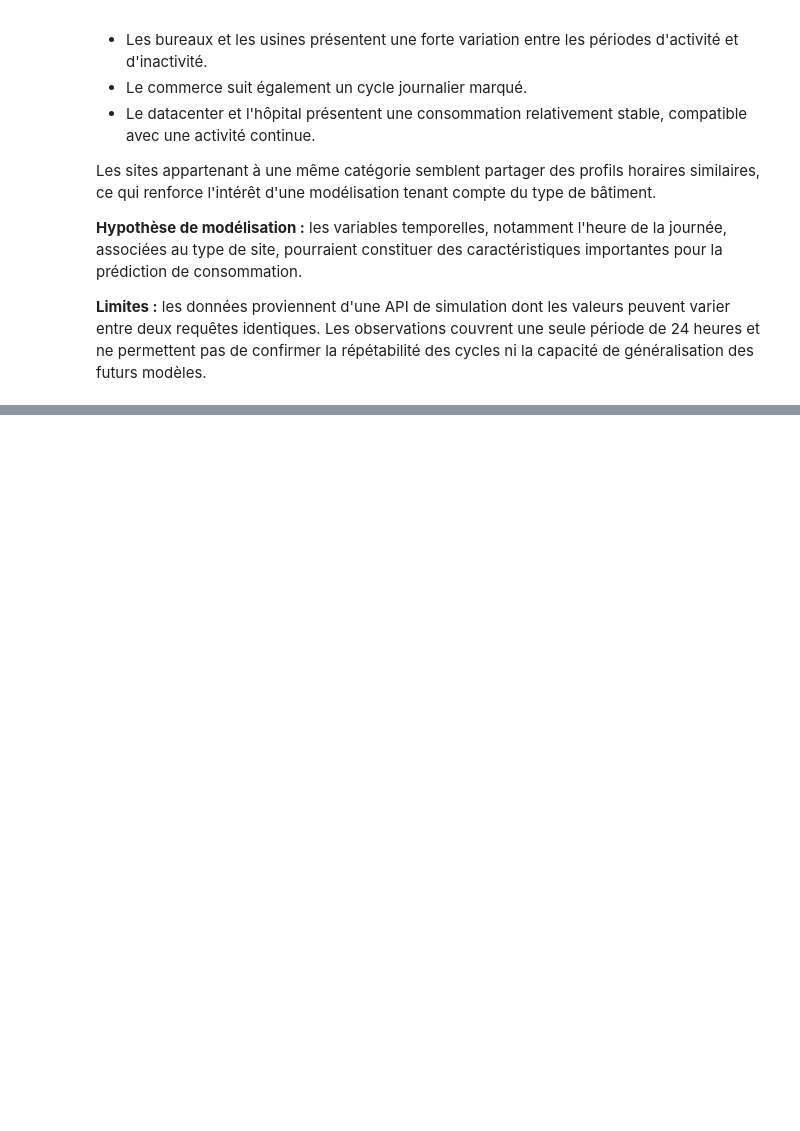
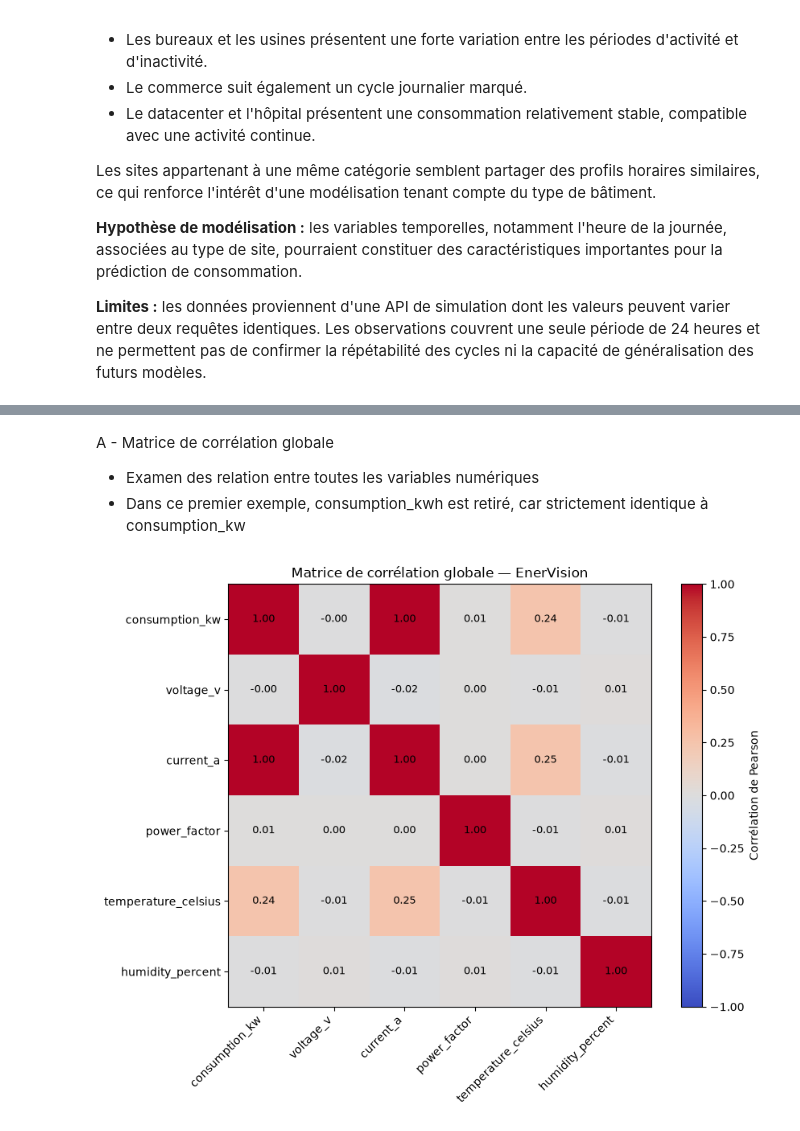
Before and after one commit to EADL-projet-piscine/smart_energy_optimizer, a Jupyter notebook: ml/notebooks/01_exploration_readings.ipynb, the cells around one changed output, grey strips where cells are left out. Saved outputs shown, nothing was run; the diff lists cells and outputs as text; code cells hidden in the pictures; blank space fills up the shorter version.

```diff
--- a/ml/notebooks/01_exploration_readings.ipynb
+++ b/ml/notebooks/01_exploration_readings.ipynb
@@ -675,0 +715,48 @@ Les sites appartenant à une même catégorie semblent partager des profils hora
+# %% [markdown]
+A - Matrice de corrélation globale
+- Examen des relation entre toutes les variables numériques
+- Dans ce premier exemple, consumption_kwh est retiré, car strictement identique à consumption_kw
+# %%
+import matplotlib.pyplot as plt
+import pandas as pd
+
+numeric_columns = [
+    "consumption_kw",
+    "voltage_v",
+    "current_a",
+    "power_factor",
+    "temperature_celsius",
+    "humidity_percent",
+]
+
+global_corr = df[numeric_columns].corr(method="pearson")
+
+fig, ax = plt.subplots(figsize=(9, 7))
+
+im = ax.imshow(global_corr, cmap="coolwarm", vmin=-1, vmax=1)
+
+ax.set_xticks(range(len(numeric_columns)))
+ax.set_yticks(range(len(numeric_columns)))
+
+ax.set_xticklabels(numeric_columns, rotation=45, ha="right")
+ax.set_yticklabels(numeric_columns)
+
+for i in range(len(numeric_columns)):
+    for j in range(len(numeric_columns)):
+        ax.text(
+            j,
+            i,
+            f"{global_corr.iloc[i, j]:.2f}",
+            ha="center",
+            va="center",
+            fontsize=9,
+        )
+
+fig.colorbar(im, ax=ax, label="Corrélation de Pearson")
+
+ax.set_title("Matrice de corrélation globale — EnerVision")
+
+plt.tight_layout()
+plt.show()
+# %% [output]
+[figure, added]
```
Also changed, not shown: parts of 29 cells of this notebook, 1 other file.
